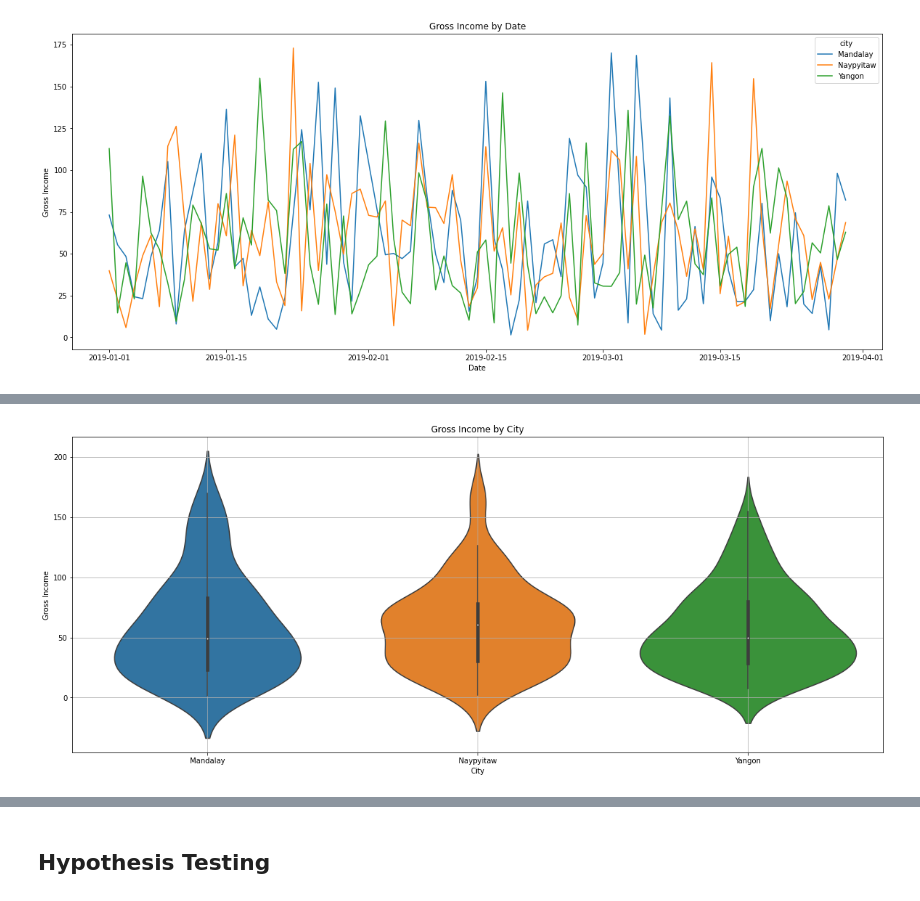
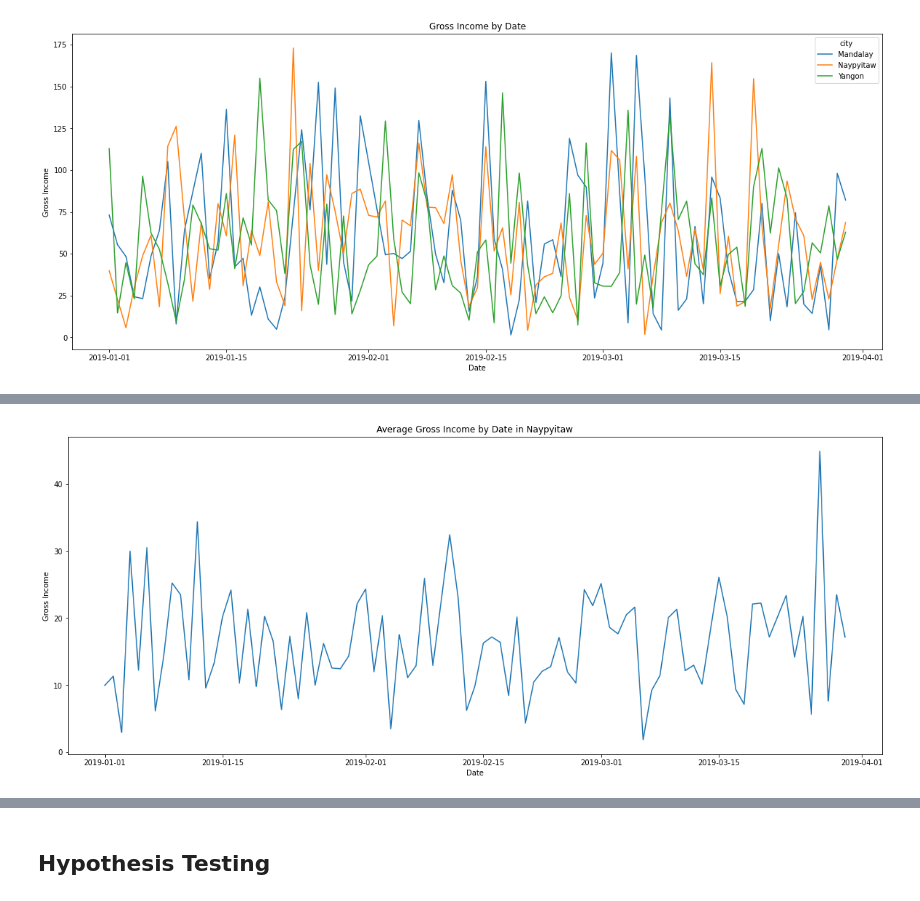
Before and after one commit to Penzragon/h8dsft_Milestone1, a Jupyter notebook: script.ipynb, the cells around one changed output, grey strips where cells are left out. Cells and saved outputs as stored; diff of their text form; code cells hidden in the pictures.

```diff
--- a/script.ipynb
+++ b/script.ipynb
@@ -255,10 +262,9 @@ plt.show()
 # %%
 plt.figure(figsize=(20, 8))
-sns.violinplot(x='city', y='gross_income', data=income_by_date)
-plt.title('Gross Income by City')
-plt.xlabel('City')
+plt.plot(sales[sales.city == 'Naypyitaw'].groupby(sales.datetime.dt.date).gross_income.mean())
+plt.title('Average Gross Income by Date in Naypyitaw')
+plt.xlabel('Date')
 plt.ylabel('Gross Income')
-plt.grid()
 plt.show()
 # %% [output]
-[figure, old version]
+[figure, new version]
```
Also changed, not shown: parts of 14 cells of this notebook.
